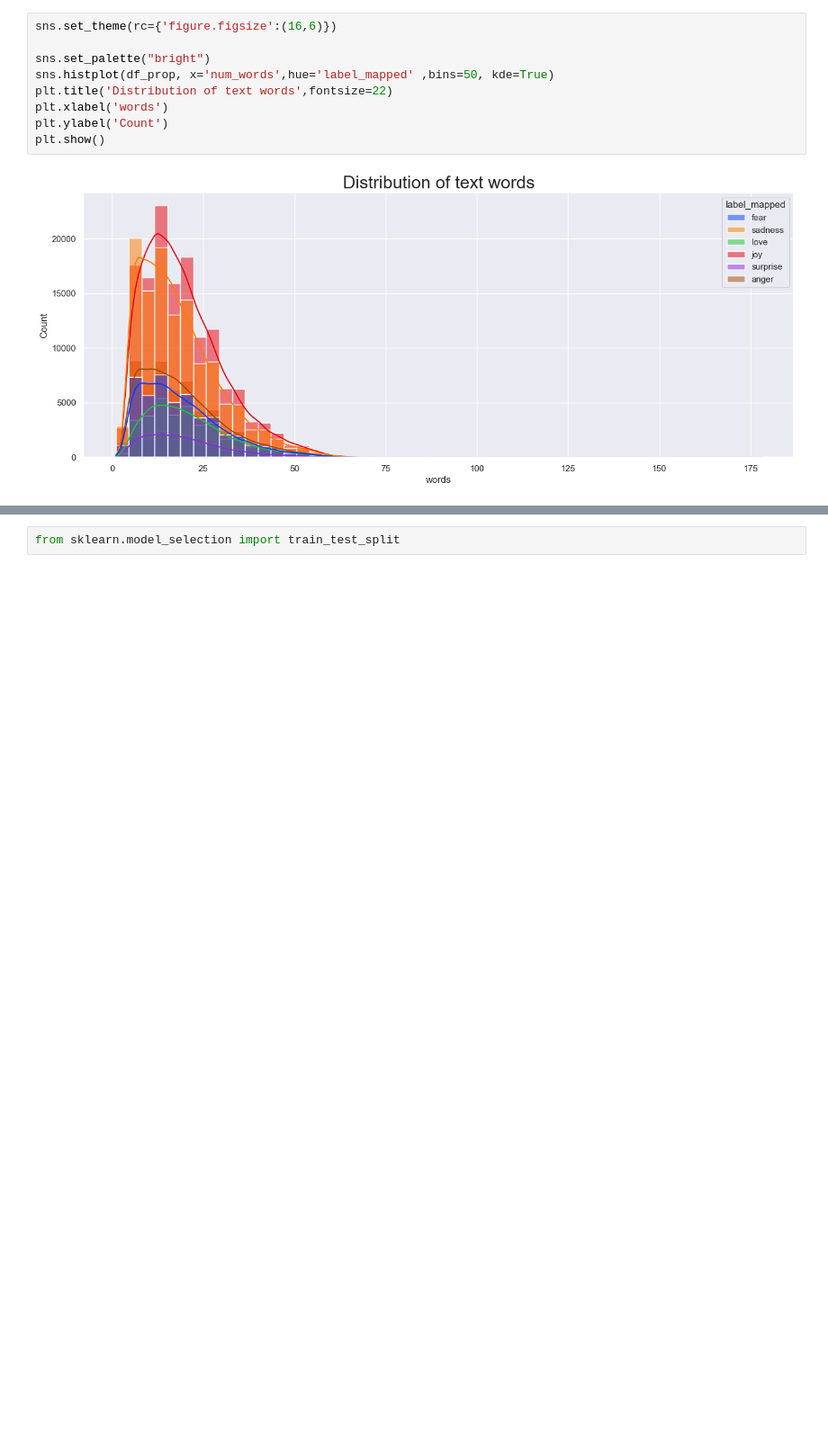
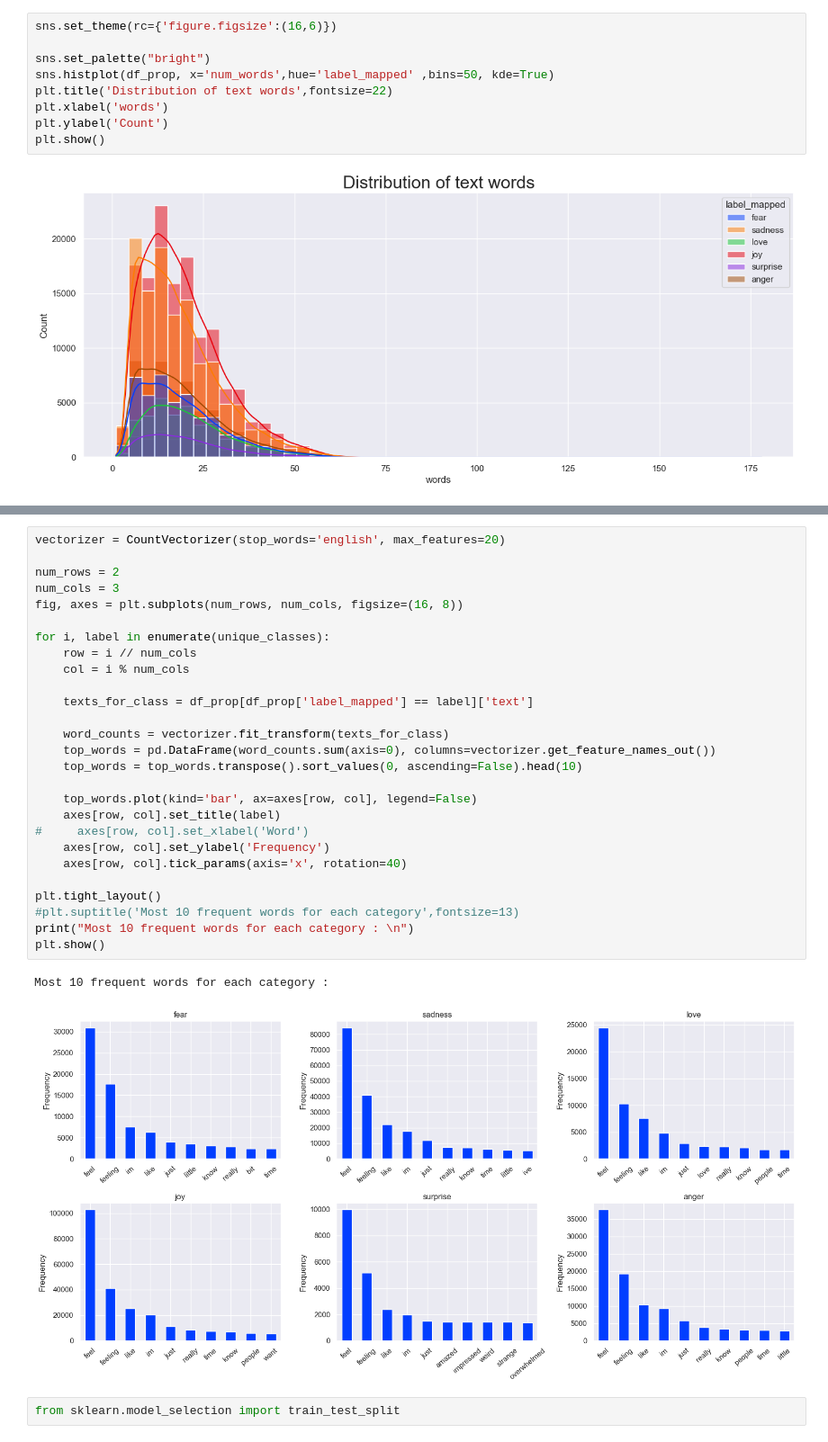
Before and after one commit to ramosmatiashernan/Road-to-Data-Scientist-IV, a Jupyter notebook: Jupyter Notebook/Road to Data Scientist IV.ipynb, the cells around one changed output, grey strips where cells are left out. Shown at 90% size. Cells and saved outputs as stored; diff of their text form; blank space fills up the shorter version.

```diff
--- a/Jupyter Notebook/Road to Data Scientist IV.ipynb
+++ b/Jupyter Notebook/Road to Data Scientist IV.ipynb
@@ -158,3 +187,33 @@ plt.show()
+# %%
+vectorizer = CountVectorizer(stop_words='english', max_features=20)
+
+num_rows = 2
+num_cols = 3
+fig, axes = plt.subplots(num_rows, num_cols, figsize=(16, 8))
+
+for i, label in enumerate(unique_classes):
+    row = i // num_cols
+    col = i % num_cols
+
+    texts_for_class = df_prop[df_prop['label_mapped'] == label]['text']
+
+    word_counts = vectorizer.fit_transform(texts_for_class)
+    top_words = pd.DataFrame(word_counts.sum(axis=0), columns=vectorizer.get_feature_names_out())
+    top_words = top_words.transpose().sort_values(0, ascending=False).head(10)
+
+    top_words.plot(kind='bar', ax=axes[row, col], legend=False)
+    axes[row, col].set_title(label)
+#     axes[row, col].set_xlabel('Word')
+    axes[row, col].set_ylabel('Frequency')
+    axes[row, col].tick_params(axis='x', rotation=40)
+
+plt.tight_layout()
+#plt.suptitle('Most 10 frequent words for each category',fontsize=13)
+print("Most 10 frequent words for each category : \n")
+plt.show()
+# %% [output]
+Most 10 frequent words for each category :
+[figure, added]
 # %%
 from sklearn.model_selection import train_test_split
 # %%
```
Also changed, not shown: parts of 6 cells of this notebook.
